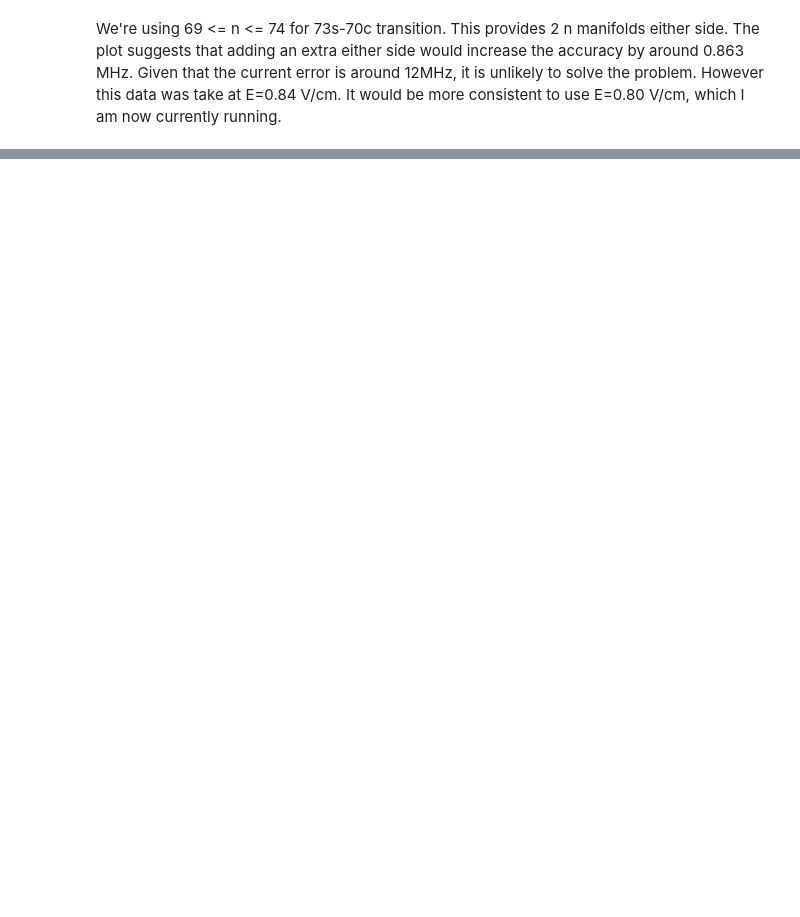
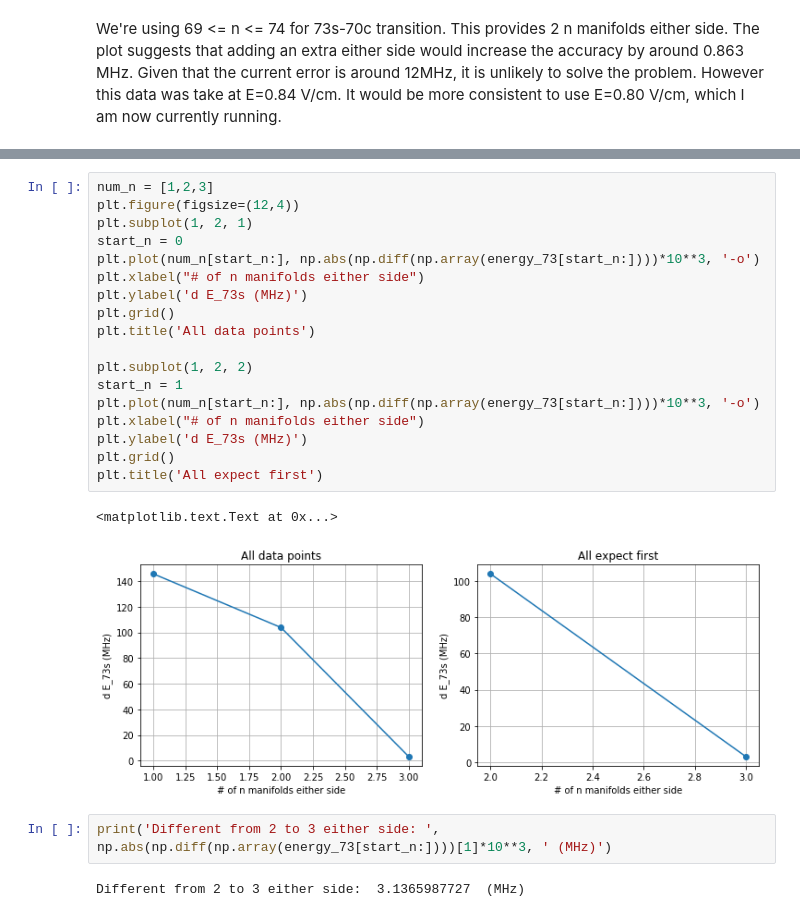
Before and after one commit to aa-morgan/Rydberg_helium_Stark, a Jupyter notebook: notebooks/Convergence.ipynb, the cells around one changed output, grey strips where cells are left out. Cells and saved outputs as stored; diff of their text form; blank space fills up the shorter version.

```diff
--- a/notebooks/Convergence.ipynb
+++ b/notebooks/Convergence.ipynb
@@ -72,0 +117,25 @@ We're using 69 <= n <= 74 for 73s-70c transition. This provides 2 n manifolds ei
+# %%
+num_n = [1,2,3]
+plt.figure(figsize=(12,4))
+plt.subplot(1, 2, 1)
+start_n = 0
+plt.plot(num_n[start_n:], np.abs(np.diff(np.array(energy_73[start_n:])))*10**3, '-o')
+plt.xlabel("# of n manifolds either side")
+plt.ylabel('d E_73s (MHz)')
+plt.grid()
+plt.title('All data points')
+
+plt.subplot(1, 2, 2)
+start_n = 1
+plt.plot(num_n[start_n:], np.abs(np.diff(np.array(energy_73[start_n:])))*10**3, '-o')
+plt.xlabel("# of n manifolds either side")
+plt.ylabel('d E_73s (MHz)')
+plt.grid()
+plt.title('All expect first')
+# %% [output]
+<matplotlib.text.Text at 0x...>
+[figure, added]
+# %%
+print('Different from 2 to 3 either side: ', np.abs(np.diff(np.array(energy_73[start_n:])))[1]*10**3, ' (MHz)')
+# %% [output]
+Different from 2 to 3 either side:  3.1365987727  (MHz)
```
Also changed, not shown: parts of 7 cells of this notebook, 2 other files.
